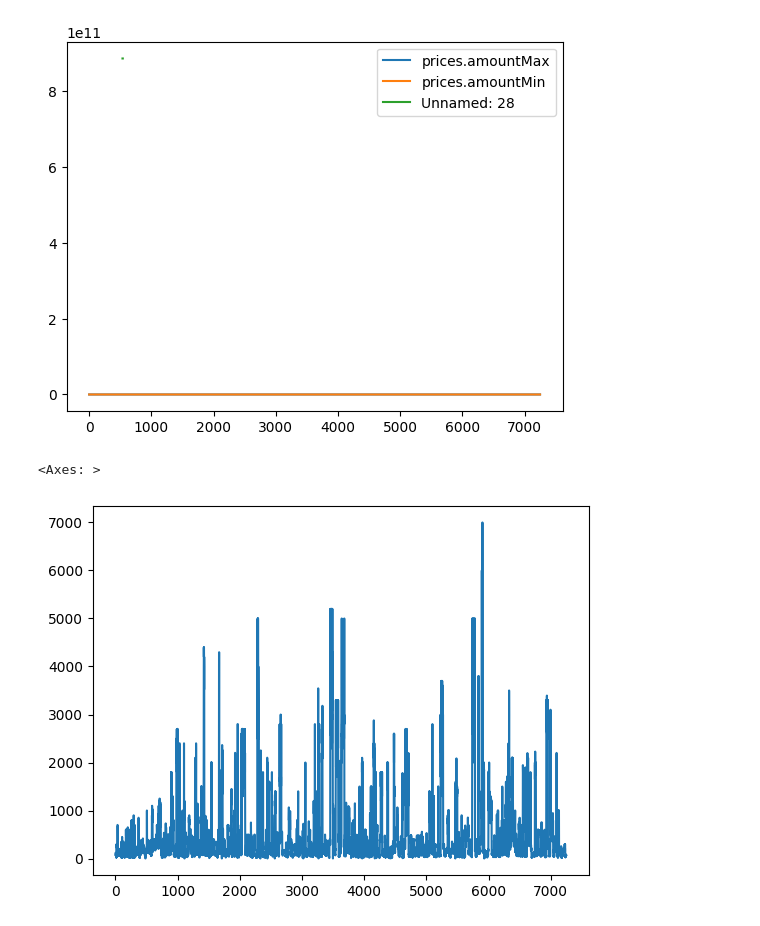
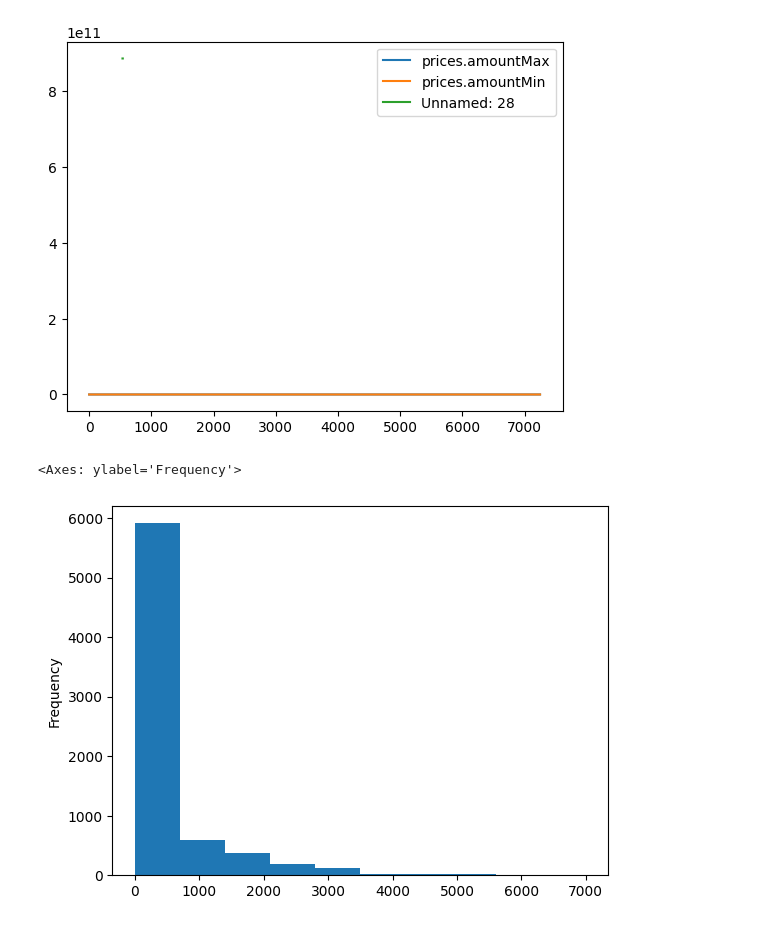
Before and after one commit to azhar22k/pyplay, a Jupyter notebook: 3.pandas-intro.ipynb, the cells around one changed output. Cells and saved outputs as stored; diff of their text form; code cells hidden in the pictures.

```diff
--- a/3.pandas-intro.ipynb
+++ b/3.pandas-intro.ipynb
@@ -58,7 +58,7 @@ df.plot()
 <Axes: >
 [figure]
 # %%
-df["prices.amountMax"].plot()
+df["prices.amountMax"].plot(kind="hist")
 # %% [output]
-<Axes: >
+<Axes: ylabel='Frequency'>
-[figure, old version]
+[figure, new version]
```
